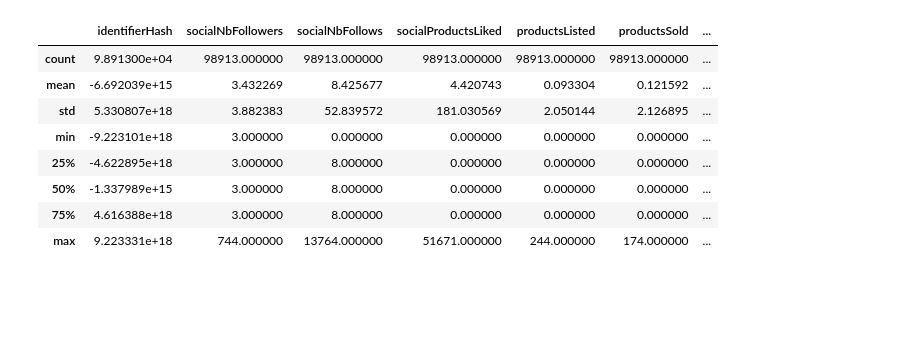
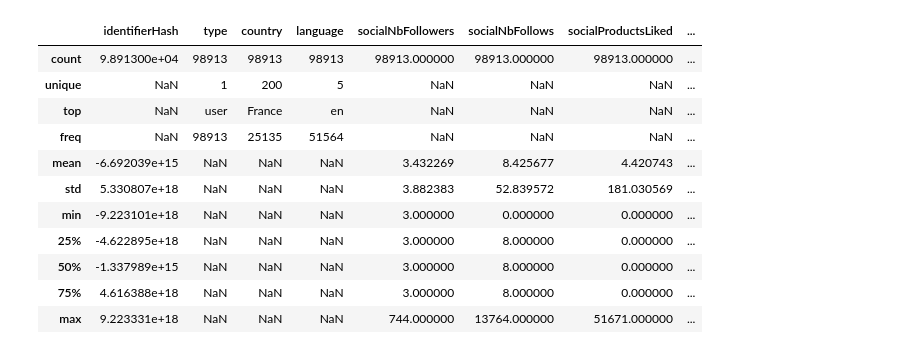
Before and after one commit to mattlim96/getharley-challenge, a Jupyter notebook: solution.ipynb, the cells around one changed output. Cells and saved outputs as stored; diff of their text form; code cells hidden in the pictures; blank space fills up the shorter version.

```diff
--- a/solution.ipynb
+++ b/solution.ipynb
@@ -4,6 +16,15 @@ import numpy as np
+# %%
+import pandas as pd
+import numpy as np
+import matplotlib.pyplot as plt
+%matplotlib inline
+import seaborn as sns
+
+pd.set_option('display.max_columns', None)
+pd.set_option('display.max_rows', None)
 # %%
-rawData = pd.read_csv("/Users/mattheus/Documents/GitHub/getharley-challenge/6M-0K-99K.users.dataset.public.csv")
-rawData.head()
+df = pd.read_csv("6M-0K-99K.users.dataset.public.csv")
+df.head()
 # %% [output]
 |  | identifierHash | type | country | language | socialNbFollowers | socialNbFollows | socialProductsLiked | ... |
 | 0 | -7279641312655250028 | user | Etats-Unis | en | 3 | 8 | 0 | ... |
@@ -35,12 +35,15 @@ memory usage: 15.5+ MB
-# %%
-rawData.describe()
-# %% [output]
-|  | identifierHash | socialNbFollowers | socialNbFollows | socialProductsLiked | productsListed | productsSold | ... |
-| count | 9.891300e+04 | 98913.000000 | 98913.000000 | 98913.000000 | 98913.000000 | 98913.000000 | ... |
-| mean | -6.692039e+15 | 3.432269 | 8.425677 | 4.420743 | 0.093304 | 0.121592 | ... |
-| std | 5.330807e+18 | 3.882383 | 52.839572 | 181.030569 | 2.050144 | 2.126895 | ... |
-| min | -9.223101e+18 | 3.000000 | 0.000000 | 0.000000 | 0.000000 | 0.000000 | ... |
-| 25% | -4.622895e+18 | 3.000000 | 8.000000 | 0.000000 | 0.000000 | 0.000000 | ... |
-| 50% | -1.337989e+15 | 3.000000 | 8.000000 | 0.000000 | 0.000000 | 0.000000 | ... |
-| 75% | 4.616388e+18 | 3.000000 | 8.000000 | 0.000000 | 0.000000 | 0.000000 | ... |
-| max | 9.223331e+18 | 744.000000 | 13764.000000 | 51671.000000 | 244.000000 | 174.000000 | ... |
+# %%
+df.describe(include="all")
+# %% [output]
+|  | identifierHash | type | country | language | socialNbFollowers | socialNbFollows | socialProductsLiked | ... |
+| count | 9.891300e+04 | 98913 | 98913 | 98913 | 98913.000000 | 98913.000000 | 98913.000000 | ... |
+| unique | NaN | 1 | 200 | 5 | NaN | NaN | NaN | ... |
+| top | NaN | user | France | en | NaN | NaN | NaN | ... |
+| freq | NaN | 98913 | 25135 | 51564 | NaN | NaN | NaN | ... |
+| mean | -6.692039e+15 | NaN | NaN | NaN | 3.432269 | 8.425677 | 4.420743 | ... |
+| std | 5.330807e+18 | NaN | NaN | NaN | 3.882383 | 52.839572 | 181.030569 | ... |
+| min | -9.223101e+18 | NaN | NaN | NaN | 3.000000 | 0.000000 | 0.000000 | ... |
+| 25% | -4.622895e+18 | NaN | NaN | NaN | 3.000000 | 8.000000 | 0.000000 | ... |
+| 50% | -1.337989e+15 | NaN | NaN | NaN | 3.000000 | 8.000000 | 0.000000 | ... |
+| 75% | 4.616388e+18 | NaN | NaN | NaN | 3.000000 | 8.000000 | 0.000000 | ... |
+| max | 9.223331e+18 | NaN | NaN | NaN | 744.000000 | 13764.000000 | 51671.000000 | ... |
```
Also changed, not shown: parts of 6 cells of this notebook, 2 other files.
